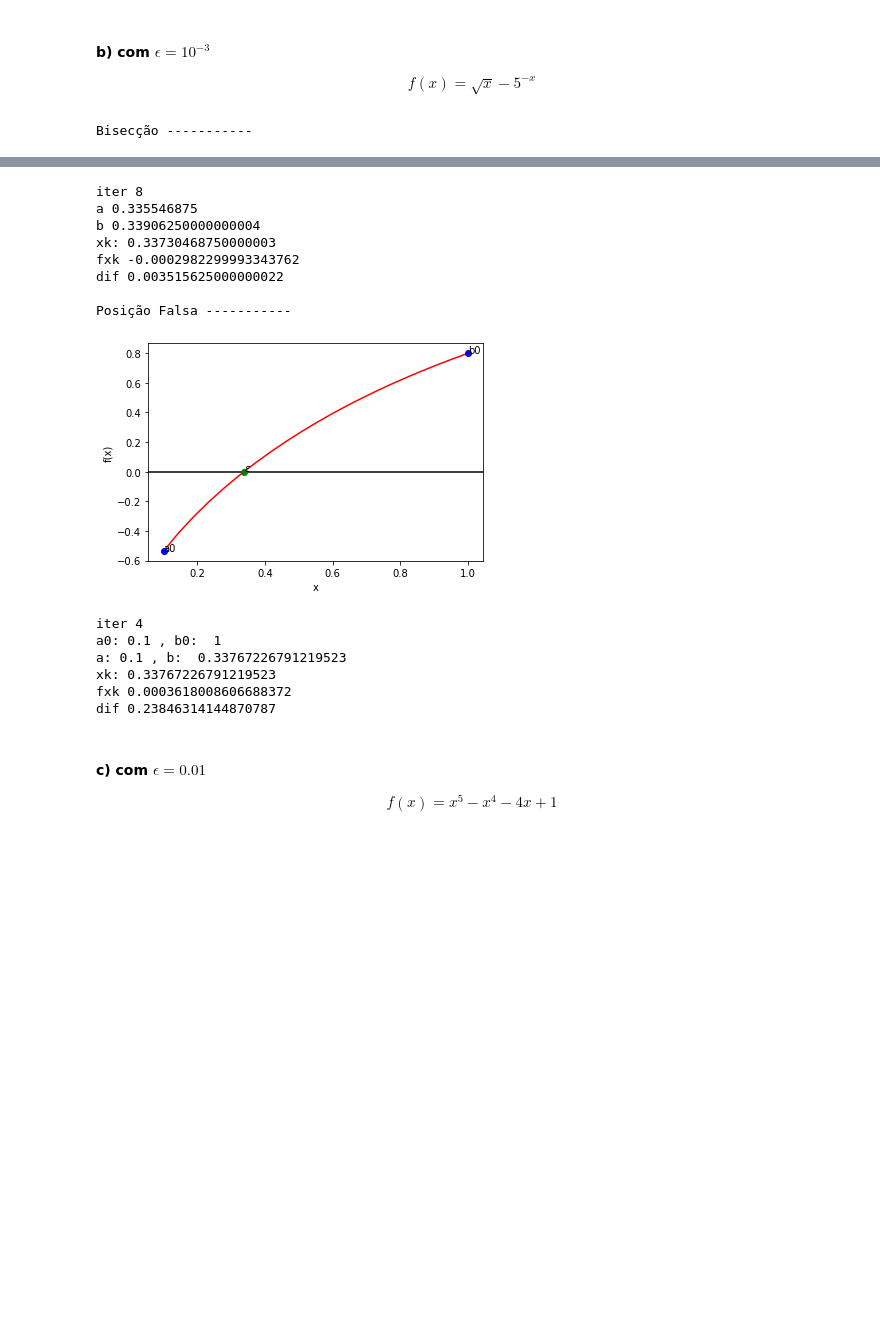
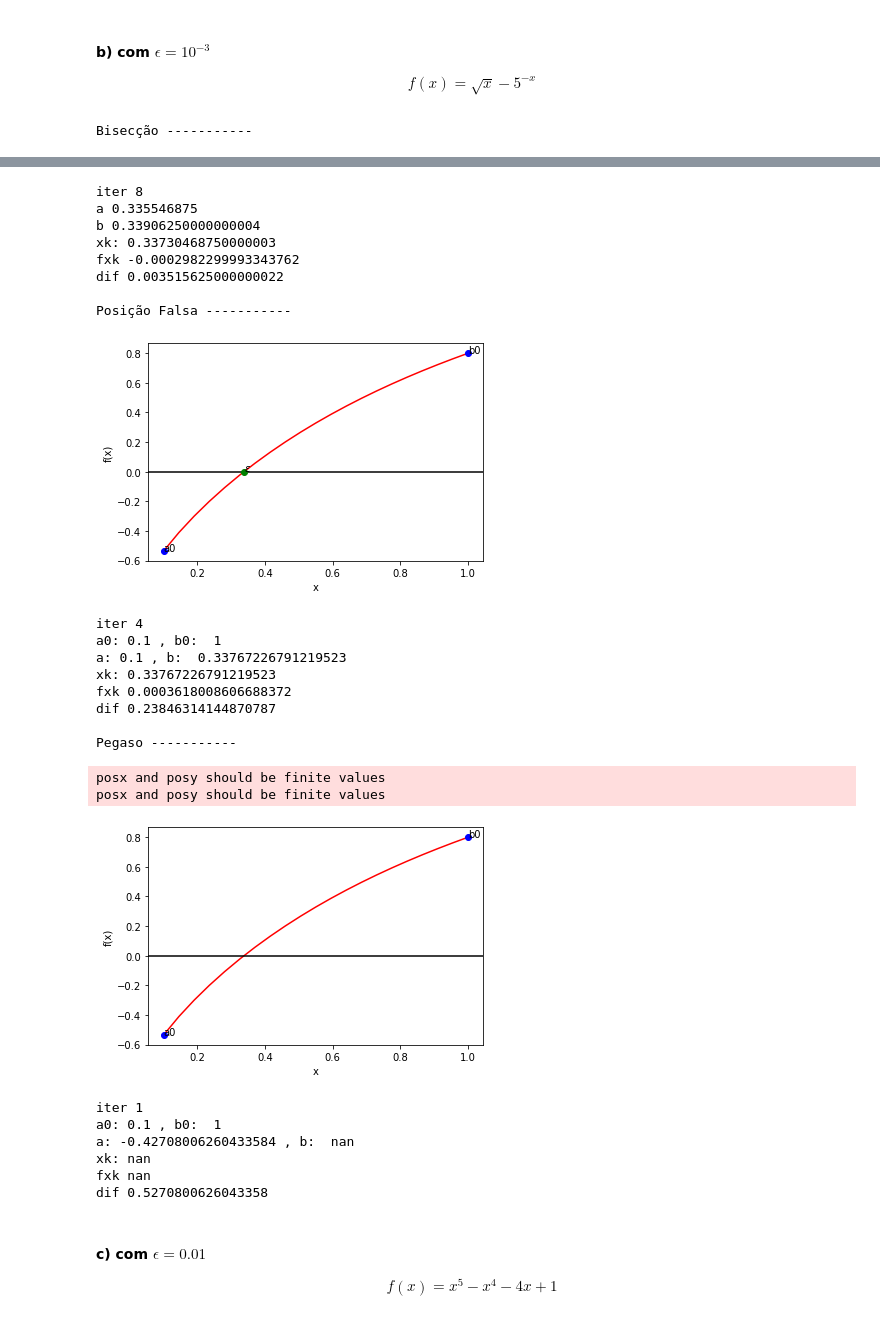
Before and after one commit to HenrickyL/computational-mathematics, a Jupyter notebook: Cap 2/Trabalho01/trabalho.ipynb, the cells around one changed output, grey strips where cells are left out. Saved outputs shown, nothing was run; the diff lists cells and outputs as text; code cells hidden in the pictures; blank space fills up the shorter version.

```diff
--- a/Cap 2/Trabalho01/trabalho.ipynb
+++ b/Cap 2/Trabalho01/trabalho.ipynb
@@ -748,26 +754,38 @@ $$f(x) = \sqrt{x} - 5^{-x}$$
 # %%
 f = lambda x: np.sqrt(x)-5**(-x)
 E = 0.001
 CallBiseccao(a,b,f,E)
 CallfalsePosition(a,b,f,E)
+CallPegaso(a,b,f,E)
 # %% [output]
 Bisecção -----------
 [figure]
 iter 8
 a 0.335546875
 b 0.33906250000000004
 xk: 0.33730468750000003
 fxk -0.0002982299993343762
 dif 0.003515625000000022
 
 Posição Falsa -----------
 [figure]
 iter 4
 a0: 0.1 , b0:  1
 a: 0.1 , b:  0.33767226791219523
 xk: 0.33767226791219523
 fxk 0.0003618008606688372
 dif 0.23846314144870787
+
+Pegaso -----------
+posx and posy should be finite values
+posx and posy should be finite values
+[figure, added]
+iter 1
+a0: 0.1 , b0:  1
+a: -0.42708006260433584 , b:  nan
+xk: nan
+fxk nan
+dif 0.5270800626043358
 # %% [markdown]
 #### c) com $\epsilon = 0.01$
 $$f(x) = x^5 - x^4 - 4x + 1$$
```
Also changed, not shown: parts of 11 cells of this notebook, 1 other file.
